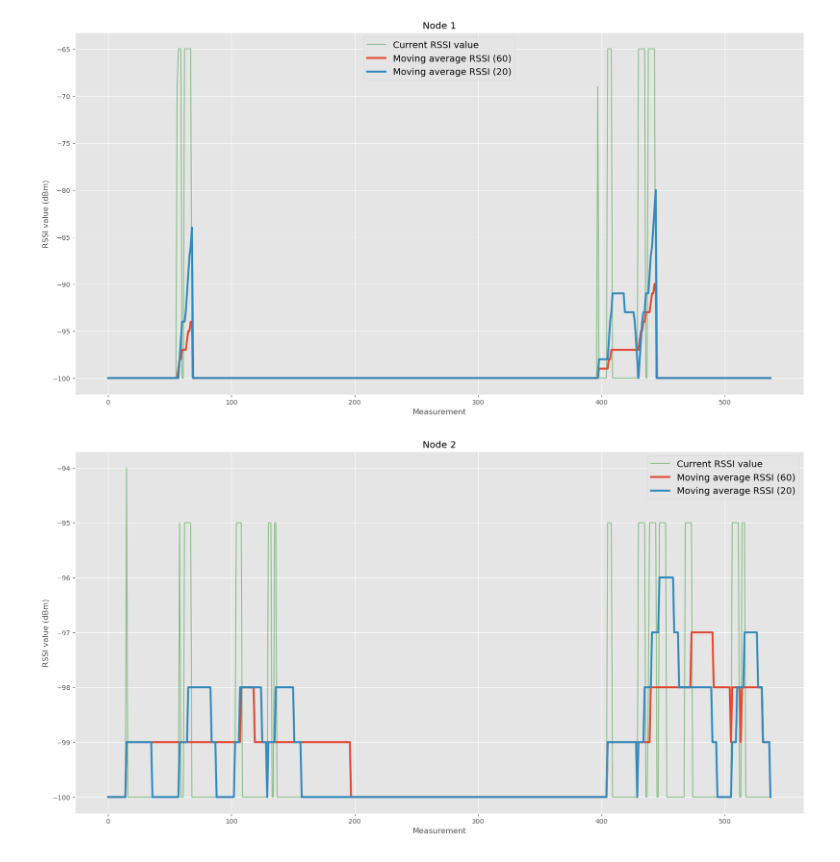
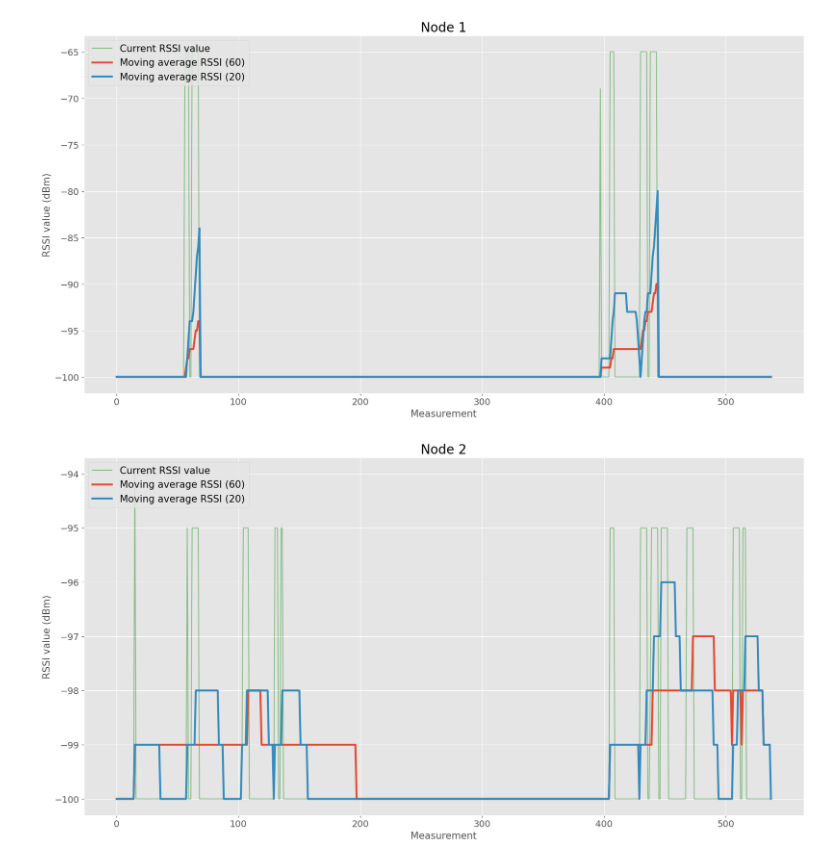
Before and after one commit to LukasVindbjerg/WirelessSensorNetworks, a Jupyter notebook: data_sim/plot.ipynb, the cells around one changed output. Saved outputs shown, nothing was run; the diff lists cells and outputs as text; code cells hidden in the pictures.

Commit message:
figures

```diff
--- a/data_sim/plot.ipynb
+++ b/data_sim/plot.ipynb
@@ -34,24 +34,28 @@ node3_short = (node3[(node3[:,0] == "RSSI short")])[:,1]
 plt.plot(node1_RSSI, color='g', alpha=0.4)
 plt.plot(node1_long, linewidth=3)
 plt.plot(node1_short, linewidth=3)
-plt.title("Node 1")
-plt.xlabel("Measurement")
-plt.ylabel("RSSI value (dBm)")
-plt.legend(["Current RSSI value", "Moving average RSSI (60)", "Moving average RSSI (20)"], fontsize=14)
+plt.title("Node 1", fontsize=20)
+plt.xlabel("Measurement", fontsize=15)
+plt.ylabel("RSSI value (dBm)", fontsize=15)
+plt.legend(["Current RSSI value", "Moving average RSSI (60)", "Moving average RSSI (20)"], fontsize=15, loc="upper left")
+plt.xticks(fontsize=14)
+plt.yticks(fontsize=14)
 plt.savefig("node1_sim.svg")
 # %% [output]
-[figure, old version]
+[figure, new version]
 # %%
 plt.plot(node2_RSSI, color='g', alpha=0.4)
 plt.plot(node2_long, linewidth=3)
 plt.plot(node2_short, linewidth=3)
-plt.title("Node 2")
-plt.xlabel("Measurement")
-plt.ylabel("RSSI value (dBm)")
-plt.legend(["Current RSSI value", "Moving average RSSI (60)", "Moving average RSSI (20)"], fontsize=14)
+plt.title("Node 2", fontsize=20)
+plt.xlabel("Measurement", fontsize=15)
+plt.ylabel("RSSI value (dBm)", fontsize=15)
+plt.legend(["Current RSSI value", "Moving average RSSI (60)", "Moving average RSSI (20)"], fontsize=15, loc="upper left")
+plt.xticks(fontsize=14)
+plt.yticks(fontsize=14)
 plt.savefig("node2_sim.svg")
 # %% [output]
-[figure, old version]
+[figure, new version]
 # %%
 plt.plot(node3_RSSI, color='g', alpha=0.4)
 plt.plot(node3_long, linewidth=3)
```
Also changed, not shown: parts of 1 cell of this notebook, 8 other files.
